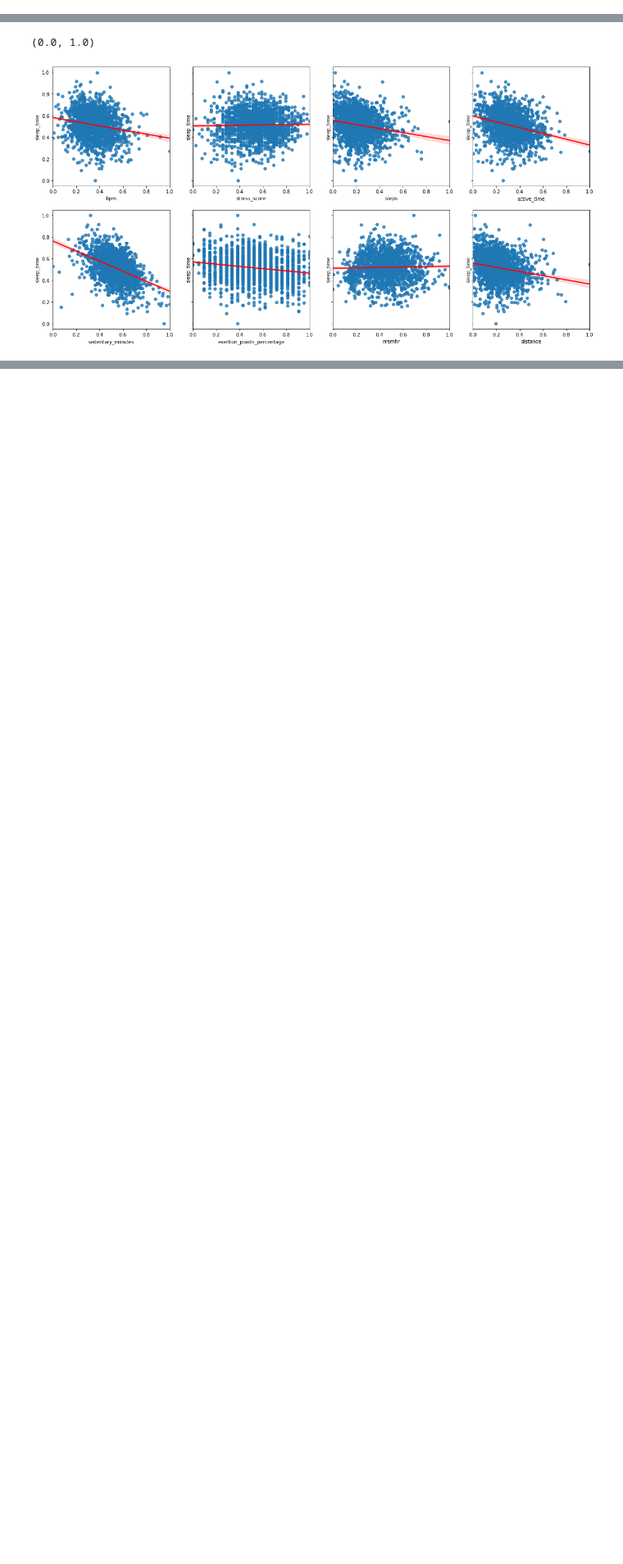
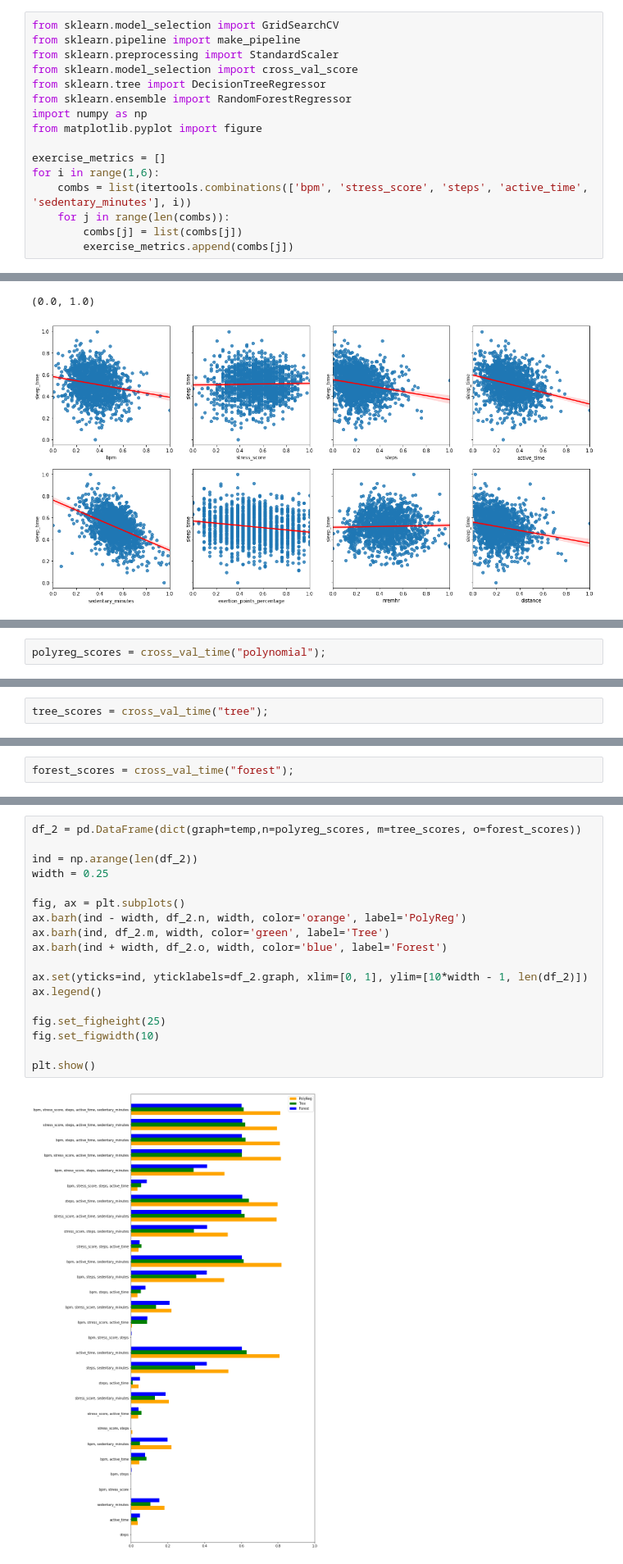
Before and after one commit to COGS118A/Group000-Wi23, a Jupyter notebook: FinalProjectGroup000-Wi23.ipynb, the cells around one changed output, grey strips where cells are left out. Shown: that part at 82% size. Cells and saved outputs as stored; diff of their text form; blank space fills up the shorter version.

```diff
--- a/FinalProjectGroup000-Wi23.ipynb
+++ b/FinalProjectGroup000-Wi23.ipynb
@@ -263,0 +205,16 @@ for i in range(1, 5):
+# %%
+from sklearn.model_selection import GridSearchCV
+from sklearn.pipeline import make_pipeline
+from sklearn.preprocessing import StandardScaler
+from sklearn.model_selection import cross_val_score
+from sklearn.tree import DecisionTreeRegressor
+from sklearn.ensemble import RandomForestRegressor
+import numpy as np
+from matplotlib.pyplot import figure
+
+exercise_metrics = []
+for i in range(1,6):
+    combs = list(itertools.combinations(['bpm', 'stress_score', 'steps', 'active_time', 'sedentary_minutes'], i))
+    for j in range(len(combs)):
+        combs[j] = list(combs[j])
+        exercise_metrics.append(combs[j])
@@ -571,0 +429,2 @@ for i in range(1, 5):
+# %%
+polyreg_scores = cross_val_time("polynomial");
@@ -571,0 +449,2 @@ for i in range(1, 5):
+# %%
+tree_scores = cross_val_time("tree");
@@ -571,0 +469,2 @@ for i in range(1, 5):
+# %%
+forest_scores = cross_val_time("forest");
@@ -572,3 +489,23 @@ for i in range(1, 5):
+# %%
+df_2 = pd.DataFrame(dict(graph=temp,n=polyreg_scores, m=tree_scores, o=forest_scores))
+
+ind = np.arange(len(df_2))
+width = 0.25
+
+fig, ax = plt.subplots()
+ax.barh(ind - width, df_2.n, width, color='orange', label='PolyReg')
+ax.barh(ind, df_2.m, width, color='green', label='Tree')
+ax.barh(ind + width, df_2.o, width, color='blue', label='Forest')
+
+ax.set(yticks=ind, yticklabels=df_2.graph, xlim=[0, 1], ylim=[10*width - 1, len(df_2)])
+ax.legend()
+
+fig.set_figheight(25)
+fig.set_figwidth(10)
+
+plt.show()
+# %% [output]
+[figure, added]
 # %% [markdown]
 # NEW STUFF
 
```
Also changed, not shown: parts of 17 cells of this notebook.
